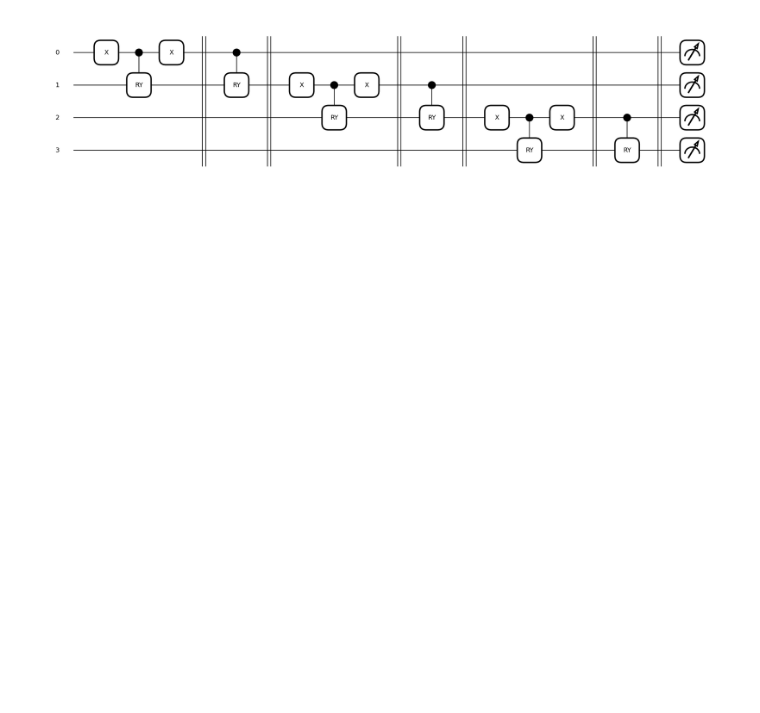
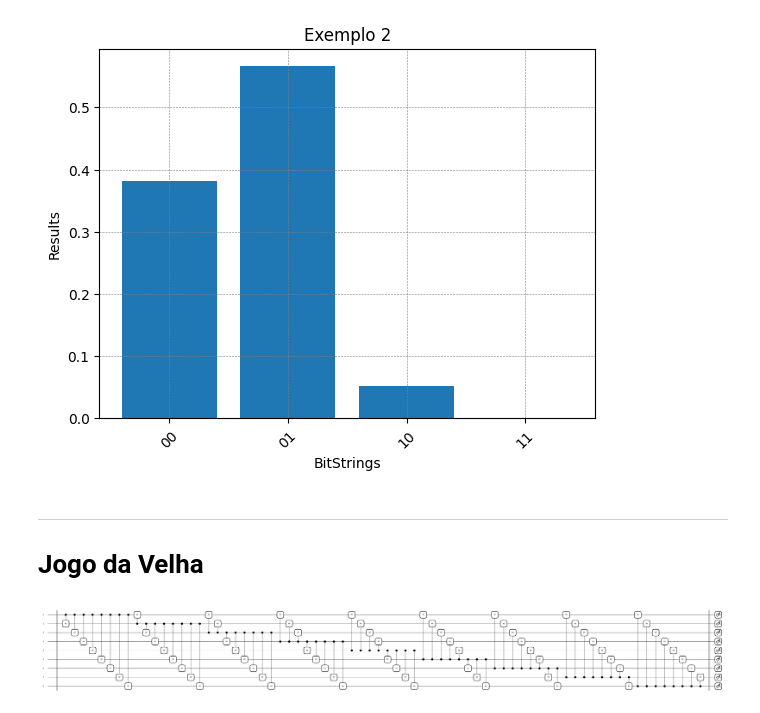
Before and after one commit to Dpbm/qml-course, a Jupyter notebook: PennyLane/Untitled.ipynb, the cells around one changed output. Saved outputs shown, nothing was run; the diff lists cells and outputs as text; code cells hidden in the pictures; blank space fills up the shorter version.

```diff
--- a/PennyLane/Untitled.ipynb
+++ b/PennyLane/Untitled.ipynb
@@ -12,0 +20,12 @@ def get_theta(prob):
+# %%
+def plot(df, title):
+    idx = df.index.tolist()
+    data = df['values']
+
+    plt.grid(color='gray', linestyle='--', linewidth=0.4)
+    plt.bar(idx, data)
+    plt.title(title)
+    plt.ylabel("Results")
+    plt.xlabel("BitStrings")
+    plt.xticks(rotation=45)
+    plt.show()
@@ -13 +100,13 @@ def get_theta(prob):
+# %%
+probs = circuit(True)
+idx = ['00', '01', '10', '11']
+data = probs
+df = pd.DataFrame({"values": data}, columns=["values"], index=idx)
+plot(df, "Exemplo 2")
+# %% [output]
+[figure, added]
+# %% [markdown]
+---
+
+# Jogo da Velha
 # %%
@@ -20,40 +143,23 @@ qubits_range = list(range(N_QUBITS))
 # %%
 @qml.qnode(device)
-def circuit():
-    qml.X(wires=[0])
-    qml.CRY(get_theta(0.4), wires=[0, 1])
-    qml.X(wires=[0])
+def circuit(board, params):
+    for pos in [*list(board.o_positions), *list(board.x_positions)]:
+        qml.X(wires=[pos])
+
+    qml.Barrier(wires=qubits_range, only_visual=True)
+
+    param_i = 0
+    for i in range(N_QUBITS):
+        for j in range(N_QUBITS):
+            if(i == j):
+                continue
+            qml.CRY(params[param_i], wires=[i,j])
+            param_i += 1
 
     qml.Barrier(only_visual=True, wires=qubits_range)
-
-    qml.CRY(get_theta(0.3), wires=[0, 1])
-
-    qml.Barrier(only_visual=True, wires=qubits_range)
-
-    qml.X(wires=[1])
-    qml.CRY(get_theta(0.8), wires=[1, 2])
-    qml.X(wires=[1])
-
-    qml.Barrier(only_visual=True, wires=qubits_range)
-
-    qml.CRY(get_theta(0.5), wires=[1, 2])
-
-    qml.Barrier(only_visual=True, wires=qubits_range)
-
-    qml.X(wires=[2])
-    qml.CRY(get_theta(0.65), wires=[2,3])
-    qml.X(wires=[2])
-
-    qml.Barrier(only_visual=True, wires=qubits_range)
-
-    qml.CRY(get_theta(0.25), wires=[2,3])
-
-    qml.Barrier(only_visual=True, wires=qubits_range)
-
     return qml.counts(wires=qubits_range)
-
-
-qml.draw_mpl(circuit)()
-plt.show()
-# %% [output]
-[figure, removed]
+# %%
+qml.draw_mpl(circuit)(Board(), [0]*81)
+plt.show()
+# %% [output]
+[figure, added]
```
Also changed, not shown: parts of 17 cells of this notebook.
